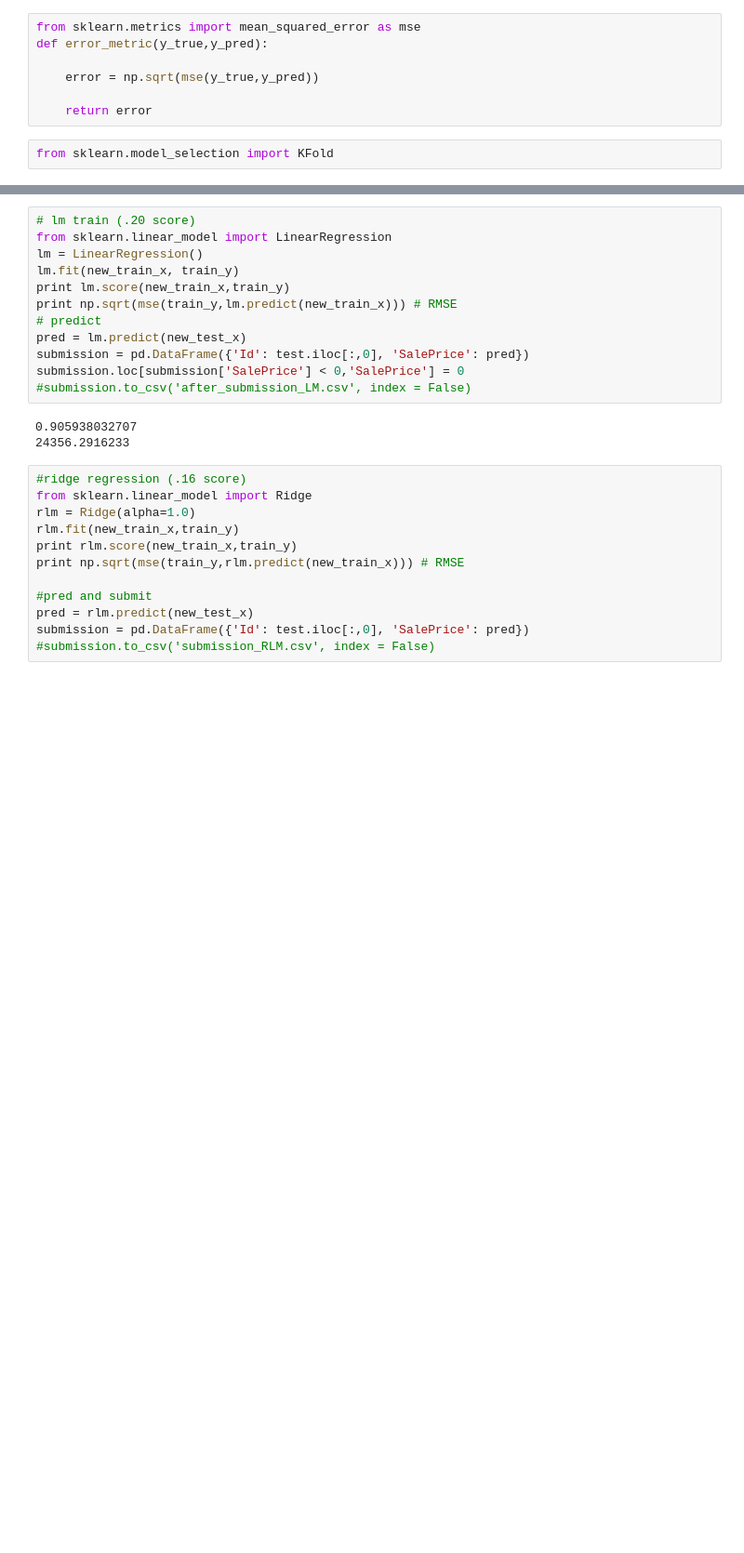
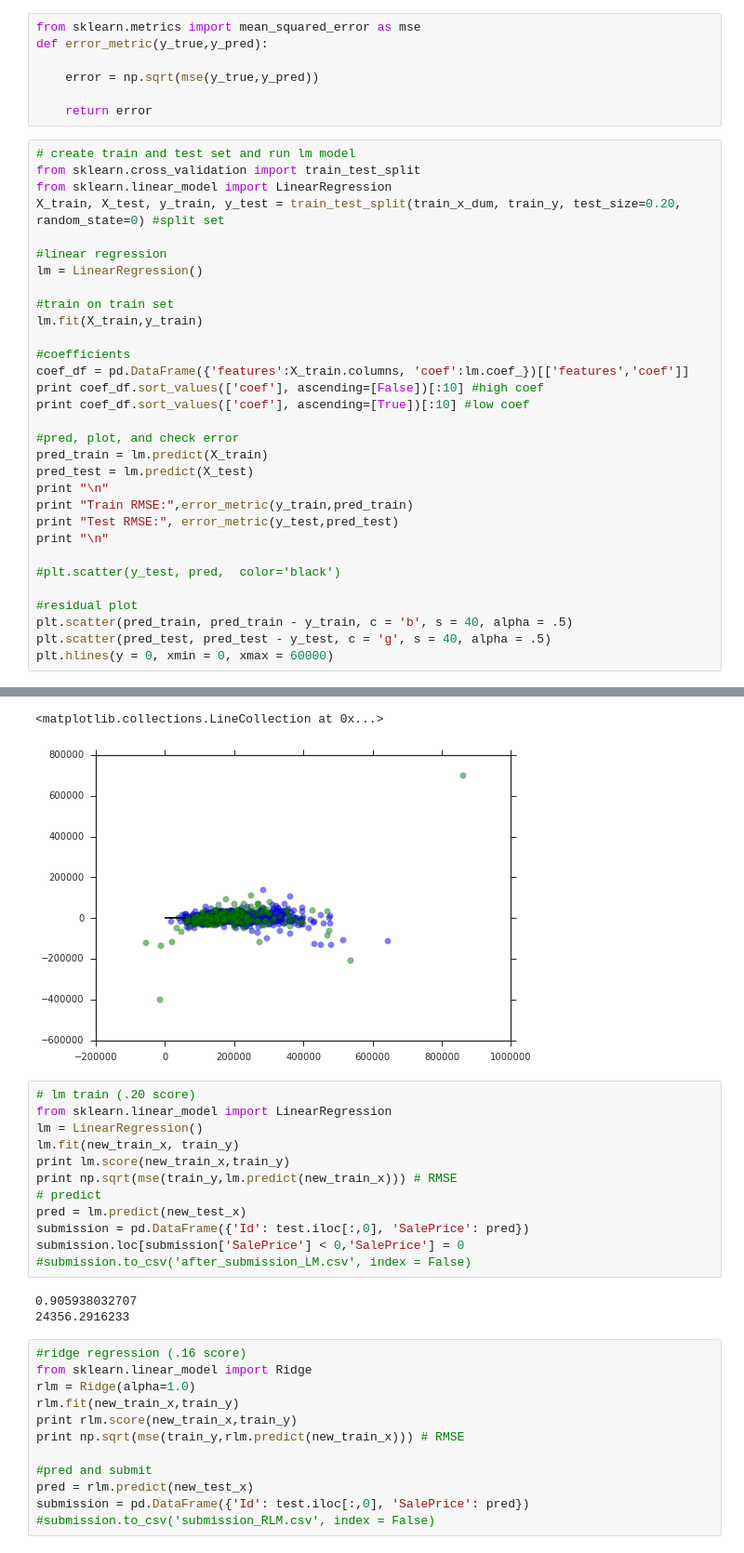
Before and after one commit to moyphilip/Ames-Housing, a Jupyter notebook: Ames-Housing-Notebook.ipynb, the cells around one changed output, grey strips where cells are left out. Shown at 93% size. Saved outputs shown, nothing was run; the diff lists cells and outputs as text; blank space fills up the shorter version.

Commit message:
Residual analysis

```diff
--- a/Ames-Housing-Notebook.ipynb
+++ b/Ames-Housing-Notebook.ipynb
@@ -487,5 +462,35 @@ def error_metric(y_true,y_pred):
     error = np.sqrt(mse(y_true,y_pred))
 
     return error
-# %%
-from sklearn.model_selection import KFold
+# %%
+# create train and test set and run lm model
+from sklearn.cross_validation import train_test_split
+from sklearn.linear_model import LinearRegression
+X_train, X_test, y_train, y_test = train_test_split(train_x_dum, train_y, test_size=0.20, random_state=0) #split set
+
+#linear regression
+lm = LinearRegression()
+
+#train on train set
+lm.fit(X_train,y_train)
+
+#coefficients
+coef_df = pd.DataFrame({'features':X_train.columns, 'coef':lm.coef_})[['features','coef']]
+print coef_df.sort_values(['coef'], ascending=[False])[:10] #high coef
+print coef_df.sort_values(['coef'], ascending=[True])[:10] #low coef
+
+#pred, plot, and check error
+pred_train = lm.predict(X_train)
+pred_test = lm.predict(X_test)
+print "\n"
+print "Train RMSE:",error_metric(y_train,pred_train)
+print "Test RMSE:", error_metric(y_test,pred_test)
+print "\n"
+
+#plt.scatter(y_test, pred,  color='black')
+
+#residual plot
+plt.scatter(pred_train, pred_train - y_train, c = 'b', s = 40, alpha = .5)
+plt.scatter(pred_test, pred_test - y_test, c = 'g', s = 40, alpha = .5)
+plt.hlines(y = 0, xmin = 0, xmax = 60000)
+# %% [output]
@@ -492,3 +514,5 @@ from sklearn.model_selection import KFold
+<matplotlib.collections.LineCollection at 0x...>
+[figure, added]
 # %%
 # lm train (.20 score)
 from sklearn.linear_model import LinearRegression
```
Also changed, not shown: parts of 3 cells of this notebook.
